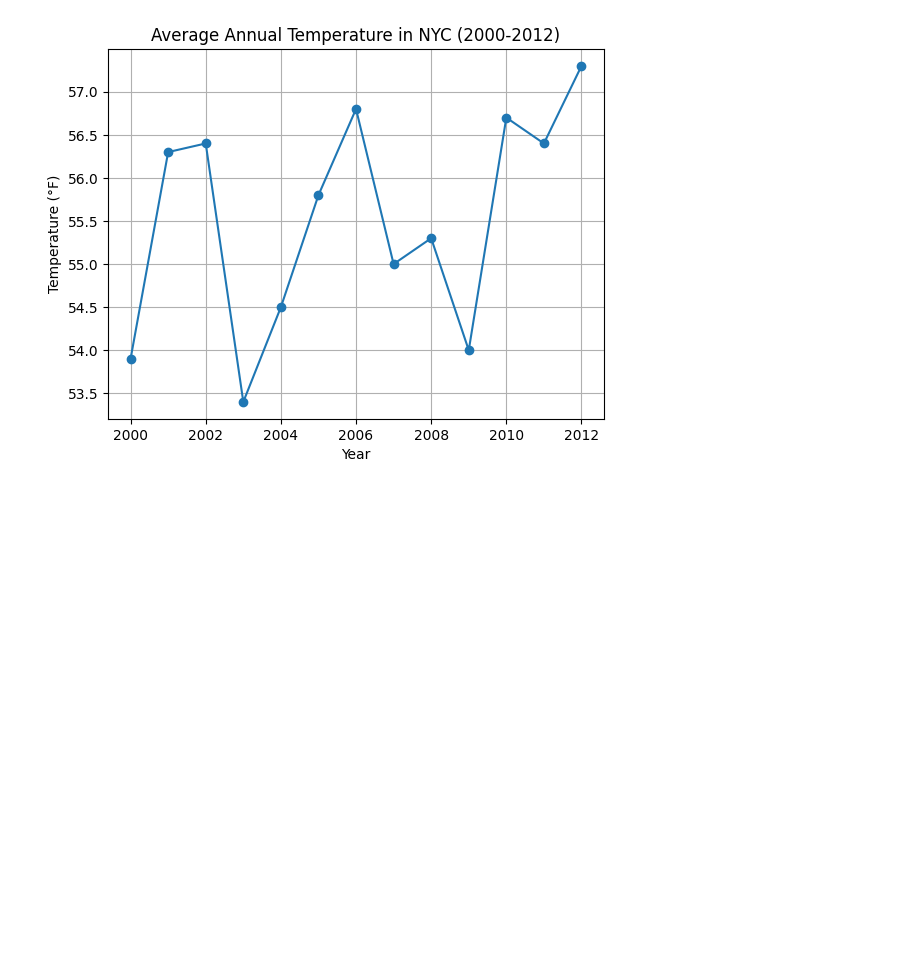
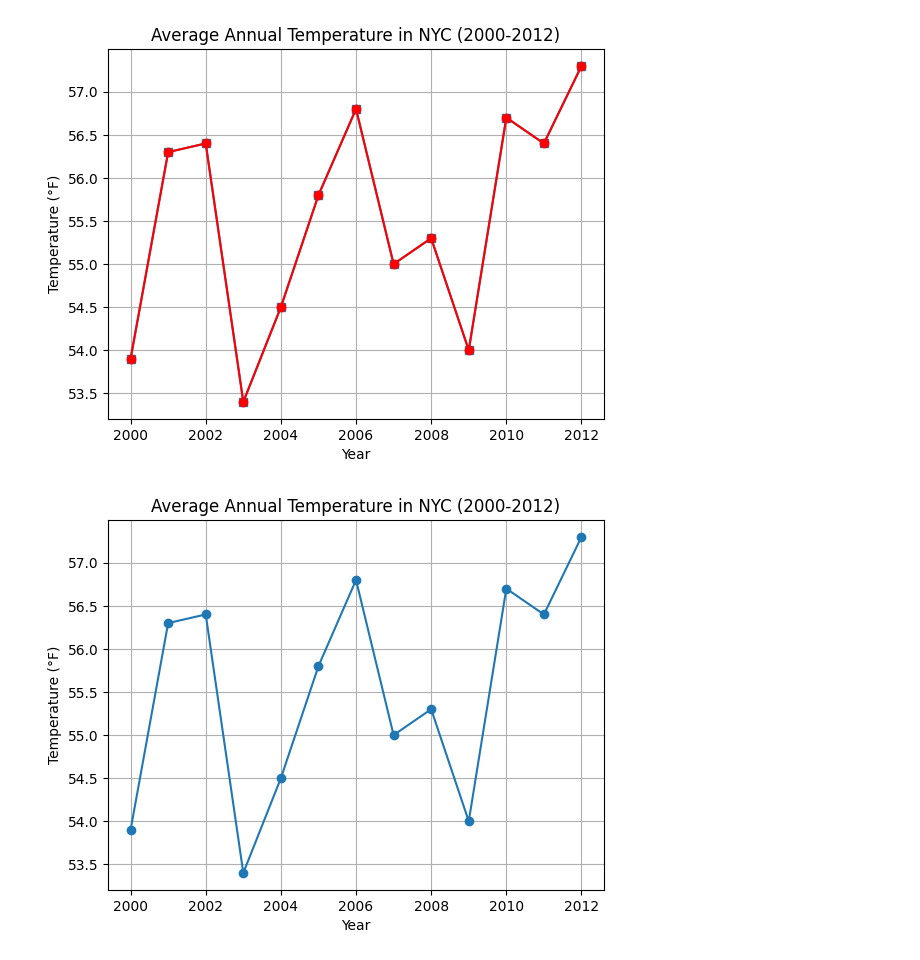
Before and after one commit to ivycollegiate-development/creating-graphs-with-matplotlib-comp_math, a Jupyter notebook: Cindy_Sprint_Projectv2.3/Cindy_Sprint_Projectv2.4.ipynb, the cells around one changed output. Drawn from its saved outputs; the diff is of its cells as text; code cells hidden in the pictures; blank space fills up the shorter version.

```diff
--- a/Cindy_Sprint_Projectv2.3/Cindy_Sprint_Projectv2.4.ipynb
+++ b/Cindy_Sprint_Projectv2.3/Cindy_Sprint_Projectv2.4.ipynb
@@ -1,3 +1,19 @@
+# %%
+import matplotlib.pyplot as plt
+
+nyc_temp = [53.9, 56.3, 56.4, 53.4, 54.5, 55.8, 56.8,
+            55.0, 55.3, 54.0, 56.7, 56.4, 57.3]
+
+years = range(2000, 2013)
+plt.plot(years, nyc_temp, marker='s')
+plt.plot(years, nyc_temp, marker='o', color='red')
+plt.title("Average Annual Temperature in NYC (2000-2012)")
+plt.xlabel("Year")
+plt.ylabel("Temperature (°F)")
+plt.grid(True)
+plt.show()
+# %% [output]
+[figure, added]
 # %%
 import matplotlib.pyplot as plt
 
```
Also changed, not shown: 1 other file.
